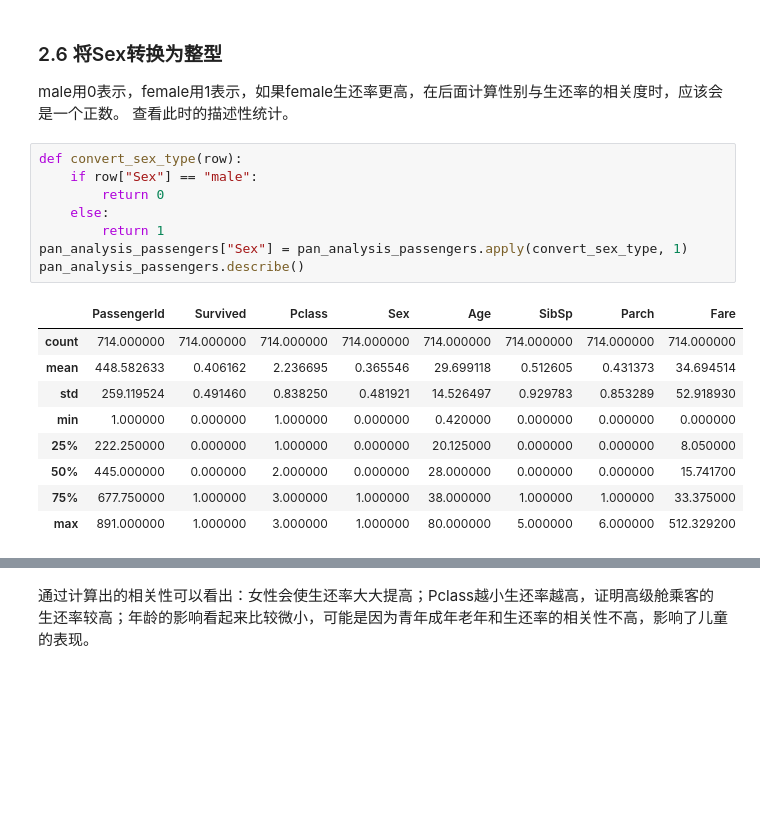
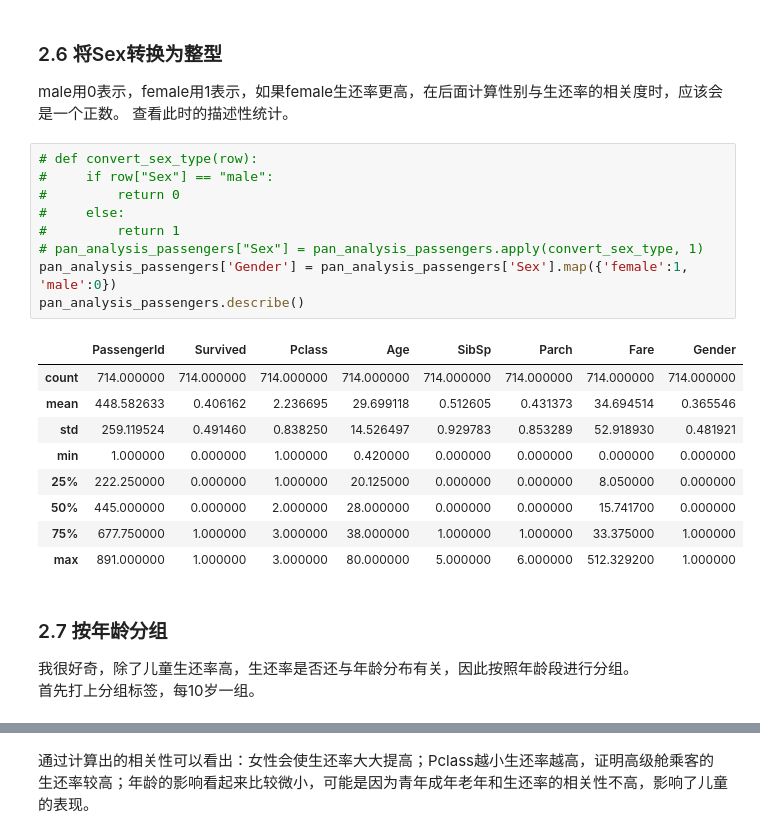
Before and after one commit to TrellixVulnTeam/udacity_CPLF, a Jupyter notebook: p4/Titanic.ipynb, the cells around one changed output, grey strips where cells are left out. Drawn from its saved outputs; the diff is of its cells as text; blank space fills up the shorter version.

```diff
--- a/p4/Titanic.ipynb
+++ b/p4/Titanic.ipynb
@@ -70,20 +70,25 @@ pan_analysis_passengers.head()
 male用0表示，female用1表示，如果female生还率更高，在后面计算性别与生还率的相关度时，应该会是一个正数。</br>
 查看此时的描述性统计。
 # %%
-def convert_sex_type(row):
-    if row["Sex"] == "male":
-        return 0
-    else:
-        return 1
-pan_analysis_passengers["Sex"] = pan_analysis_passengers.apply(convert_sex_type, 1)
+# def convert_sex_type(row):
+#     if row["Sex"] == "male":
+#         return 0
+#     else:
+#         return 1
+# pan_analysis_passengers["Sex"] = pan_analysis_passengers.apply(convert_sex_type, 1)
+pan_analysis_passengers['Gender'] = pan_analysis_passengers['Sex'].map({'female':1, 'male':0})
 pan_analysis_passengers.describe()
 # %% [output]
-|  | PassengerId | Survived | Pclass | Sex | Age | SibSp | Parch | Fare |
+|  | PassengerId | Survived | Pclass | Age | SibSp | Parch | Fare | Gender |
 | count | 714.000000 | 714.000000 | 714.000000 | 714.000000 | 714.000000 | 714.000000 | 714.000000 | 714.000000 |
-| mean | 448.582633 | 0.406162 | 2.236695 | 0.365546 | 29.699118 | 0.512605 | 0.431373 | 34.694514 |
-| std | 259.119524 | 0.491460 | 0.838250 | 0.481921 | 14.526497 | 0.929783 | 0.853289 | 52.918930 |
-| min | 1.000000 | 0.000000 | 1.000000 | 0.000000 | 0.420000 | 0.000000 | 0.000000 | 0.000000 |
-| 25% | 222.250000 | 0.000000 | 1.000000 | 0.000000 | 20.125000 | 0.000000 | 0.000000 | 8.050000 |
-| 50% | 445.000000 | 0.000000 | 2.000000 | 0.000000 | 28.000000 | 0.000000 | 0.000000 | 15.741700 |
-| 75% | 677.750000 | 1.000000 | 3.000000 | 1.000000 | 38.000000 | 1.000000 | 1.000000 | 33.375000 |
-| max | 891.000000 | 1.000000 | 3.000000 | 1.000000 | 80.000000 | 5.000000 | 6.000000 | 512.329200 |
+| mean | 448.582633 | 0.406162 | 2.236695 | 29.699118 | 0.512605 | 0.431373 | 34.694514 | 0.365546 |
+| std | 259.119524 | 0.491460 | 0.838250 | 14.526497 | 0.929783 | 0.853289 | 52.918930 | 0.481921 |
+| min | 1.000000 | 0.000000 | 1.000000 | 0.420000 | 0.000000 | 0.000000 | 0.000000 | 0.000000 |
+| 25% | 222.250000 | 0.000000 | 1.000000 | 20.125000 | 0.000000 | 0.000000 | 8.050000 | 0.000000 |
+| 50% | 445.000000 | 0.000000 | 2.000000 | 28.000000 | 0.000000 | 0.000000 | 15.741700 | 0.000000 |
+| 75% | 677.750000 | 1.000000 | 3.000000 | 38.000000 | 1.000000 | 1.000000 | 33.375000 | 1.000000 |
+| max | 891.000000 | 1.000000 | 3.000000 | 80.000000 | 5.000000 | 6.000000 | 512.329200 | 1.000000 |
+# %% [markdown]
+### 2.7 按年龄分组
+我很好奇，除了儿童生还率高，生还率是否还与年龄分布有关，因此按照年龄段进行分组。<br/>
+首先打上分组标签，每10岁一组。
```
Also changed, not shown: parts of 38 cells of this notebook, 1 other file.
